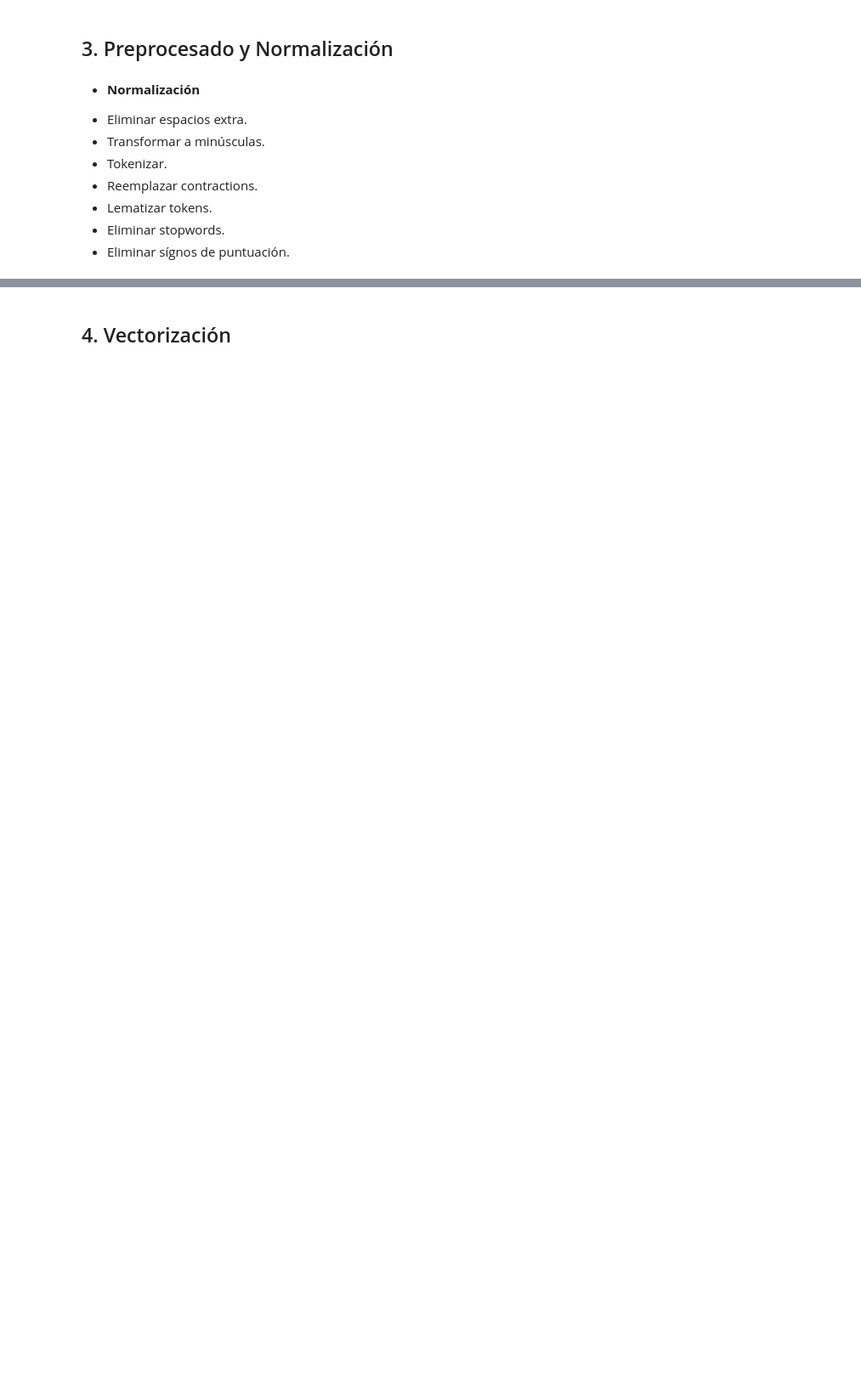
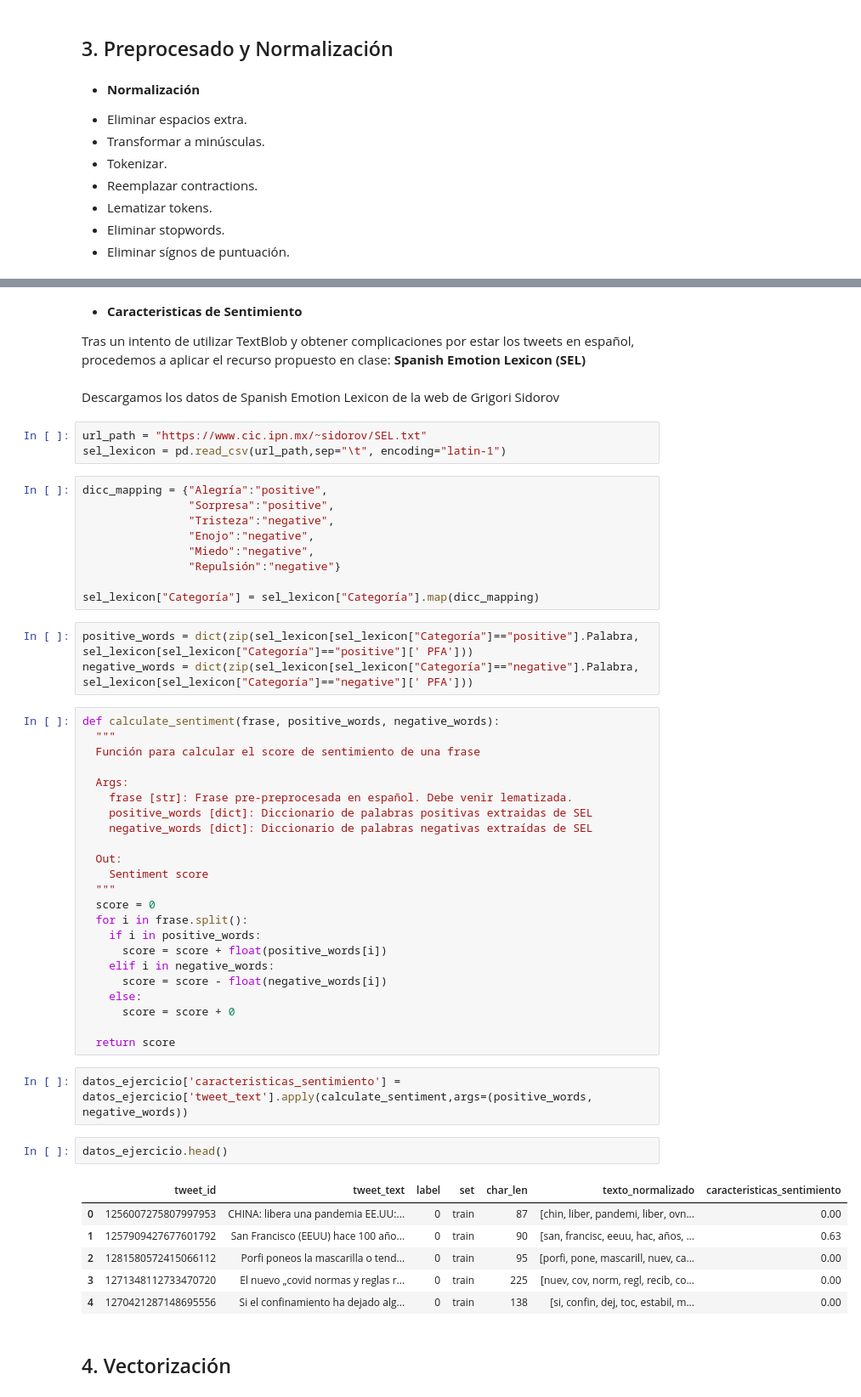
Before and after one commit to MartaCaste/Text-Mining, a Jupyter notebook: Ejerciciopropuesto_ModuloTextMining.ipynb, the cells around one changed output, grey strips where cells are left out. Shown: that part at 85% size. Drawn from its saved outputs; the diff is of its cells as text; blank space fills up the shorter version.

```diff
--- a/Ejerciciopropuesto_ModuloTextMining.ipynb
+++ b/Ejerciciopropuesto_ModuloTextMining.ipynb
@@ -297,2 +319,59 @@ def preprocesado_tweets(texto, remove_spaces =True)
+# %% [markdown]
+
+
+*   **Caracteristicas de Sentimiento**
+
+Tras un intento de utilizar TextBlob y obtener complicaciones por estar los tweets en español, procedemos a aplicar el recurso propuesto en clase: **Spanish Emotion Lexicon (SEL)**
+# %% [markdown]
+Descargamos los datos de Spanish Emotion Lexicon de la web de Grigori Sidorov
+# %%
+url_path = "https://www.cic.ipn.mx/~sidorov/SEL.txt"
+sel_lexicon = pd.read_csv(url_path,sep="\t", encoding="latin-1")
+# %%
+dicc_mapping = {"Alegría":"positive",
+                "Sorpresa":"positive",
+                "Tristeza":"negative",
+                "Enojo":"negative",
+                "Miedo":"negative",
+                "Repulsión":"negative"}
+
+sel_lexicon["Categoría"] = sel_lexicon["Categoría"].map(dicc_mapping)
+# %%
+positive_words = dict(zip(sel_lexicon[sel_lexicon["Categoría"]=="positive"].Palabra, sel_lexicon[sel_lexicon["Categoría"]=="positive"][' PFA']))
+negative_words = dict(zip(sel_lexicon[sel_lexicon["Categoría"]=="negative"].Palabra, sel_lexicon[sel_lexicon["Categoría"]=="negative"][' PFA']))
+# %%
+def calculate_sentiment(frase, positive_words, negative_words):
+  """
+  Función para calcular el score de sentimiento de una frase
+
+  Args:
+    frase [str]: Frase pre-preprocesada en español. Debe venir lematizada.
+    positive_words [dict]: Diccionario de palabras positivas extraidas de SEL
+    negative_words [dict]: Diccionario de palabras negativas extraídas de SEL
+
+  Out:
+    Sentiment score
+  """
+  score = 0
+  for i in frase.split():
+    if i in positive_words:
+      score = score + float(positive_words[i])
+    elif i in negative_words:
+      score = score - float(negative_words[i])
+    else:
+      score = score + 0
+
+  return score
+# %%
+datos_ejercicio['caracteristicas_sentimiento'] = datos_ejercicio['tweet_text'].apply(calculate_sentiment,args=(positive_words, negative_words))
+# %%
+datos_ejercicio.head()
+# %% [output]
+|  | tweet_id | tweet_text | label | set | char_len | texto_normalizado | caracteristicas_sentimiento |
+| 0 | 1256007275807997953 | CHINA: libera una pandemia EE.UU:... | 0 | train | 87 | [chin, liber, pandemi, liber, ovn... | 0.00 |
+| 1 | 1257909427677601792 | San Francisco (EEUU) hace 100 año... | 0 | train | 90 | [san, francisc, eeuu, hac, años, ... | 0.63 |
+| 2 | 1281580572415066112 | Porfi poneos la mascarilla o tend... | 0 | train | 95 | [porfi, pone, mascarill, nuev, ca... | 0.00 |
+| 3 | 1271348112733470720 | El nuevo „covid normas y reglas r... | 0 | train | 225 | [nuev, cov, norm, regl, recib, co... | 0.00 |
+| 4 | 1270421287148695556 | Si el confinamiento ha dejado alg... | 0 | train | 138 | [si, confin, dej, toc, estabil, m... | 0.00 |
 # %% [markdown]
 ## 4. Vectorización
```
Also changed, not shown: parts of 14 cells of this notebook.
